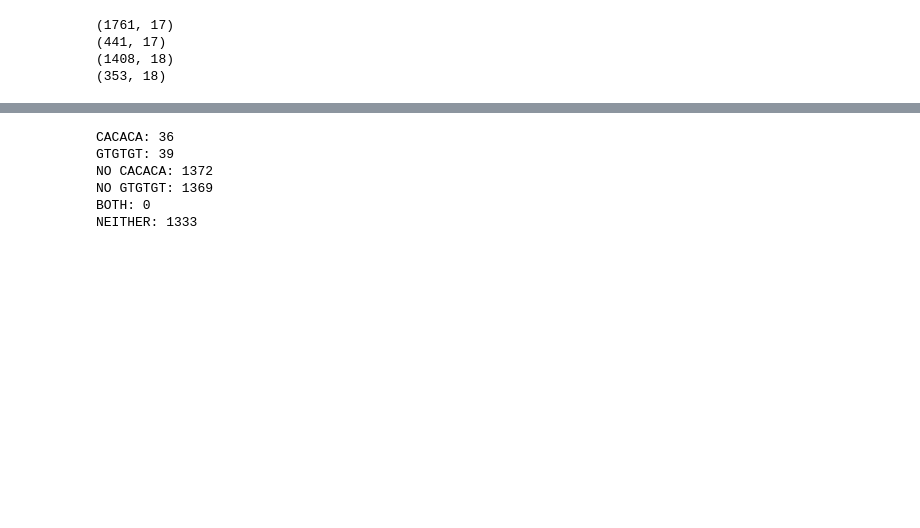
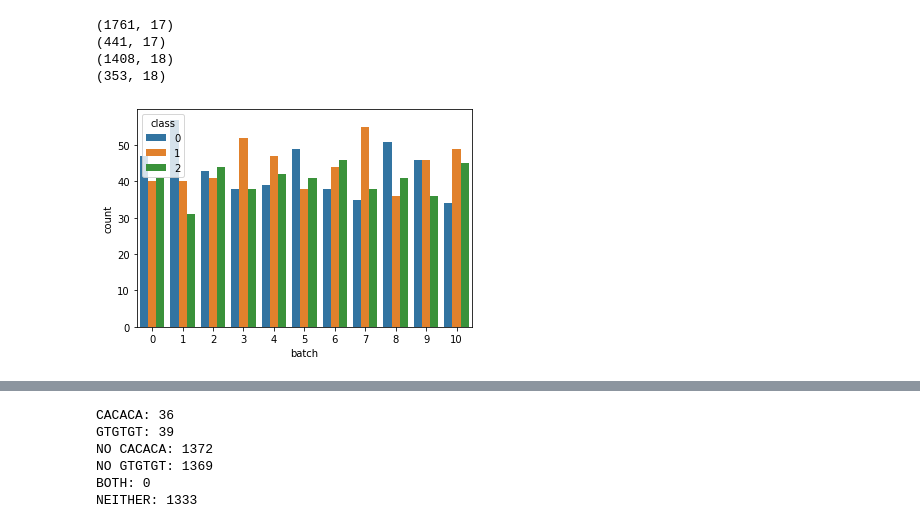
Before and after one commit to erinhwilson/deep-5g-sandbox, a Jupyter notebook: synthetic_data_300bp_Classification.ipynb, the cells around one changed output, grey strips where cells are left out. Cells and saved outputs as stored; diff of their text form; code cells hidden in the pictures; blank space fills up the shorter version.

```diff
--- a/synthetic_data_300bp_Classification.ipynb
+++ b/synthetic_data_300bp_Classification.ipynb
@@ -220,4 +264,8 @@ print(val_df.shape)
 (441, 17)
 (1408, 18)
 (353, 18)
+# %%
+see_batch_class_dist(ohe_train_dl)
+# %% [output]
+[figure, added]
 # %%
```
Also changed, not shown: parts of 36 cells of this notebook, 1 other file.
